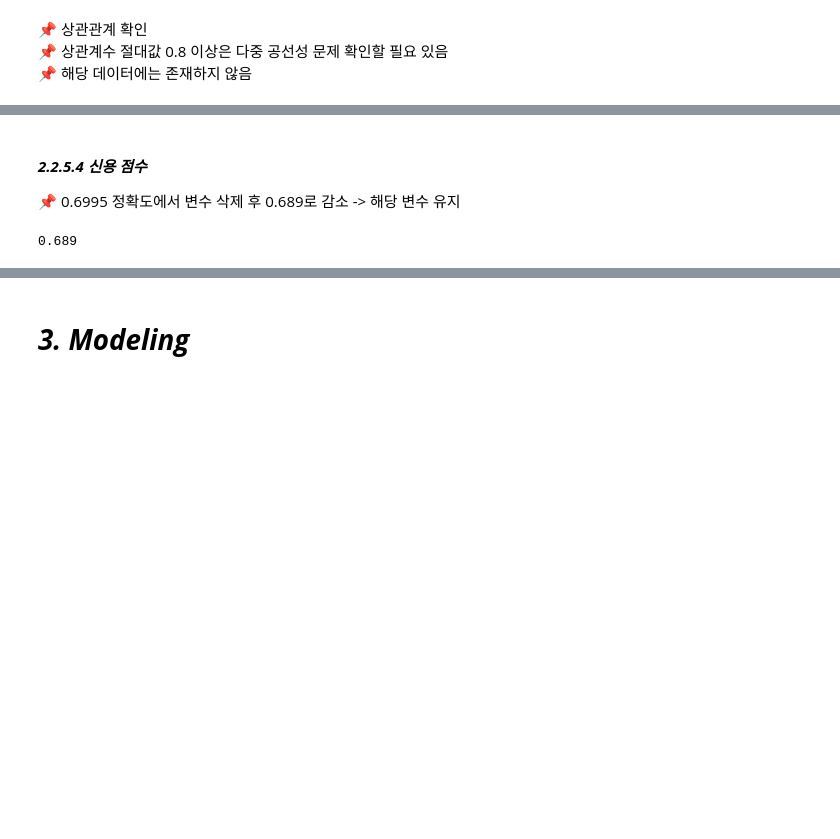
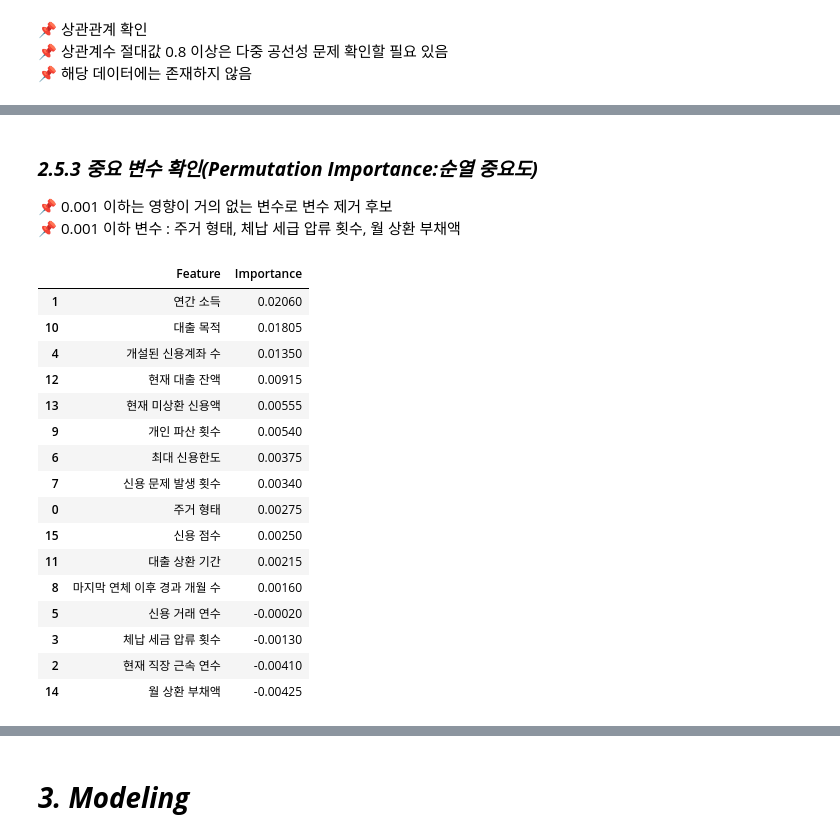
Before and after one commit to tntnu/default, a Jupyter notebook: [개인프로젝트연습]_채무불이행여부예측_2차.ipynb, the cells around one changed output, grey strips where cells are left out. Drawn from its saved outputs; the diff is of its cells as text; code cells hidden in the pictures; blank space fills up the shorter version.

```diff
--- a/[개인프로젝트연습]_채무불이행여부예측_2차.ipynb
+++ b/[개인프로젝트연습]_채무불이행여부예측_2차.ipynb
@@ -1509,29 +1355,29 @@ accuracy
-# %% [markdown]
-#### ***2.2.5.4 신용 점수***
-📌 0.6995 정확도에서 변수 삭제 후 0.689로 감소 -> 해당 변수 유지
-# %%
-# 신용 점수 변수 제거 모델
-
-feature = ['주거 형태', '연간 소득', '현재 직장 근속 연수', '체납 세금 압류 횟수', '신용 거래 연수', '최대 신용한도',
-       '신용 문제 발생 횟수', '마지막 연체 이후 경과 개월 수', '개인 파산 횟수', '대출 목적', '대출 상환 기간',
-       '현재 대출 잔액', '현재 미상환 신용액', '월 상환 부채액', '신용계좌수_그룹']
-
-X = train[feature]
-y = train['채무 불이행 여부']
-
-from sklearn.model_selection import train_test_split
-X_train, X_val, y_train, y_val = train_test_split(X, y, test_size = 0.2, random_state = 42)
-
-# 모델 불러오기
-from sklearn.ensemble import RandomForestClassifier
-model = RandomForestClassifier()
-
-model.fit(X_train, y_train)
-y_pred = model.predict(X_val)
-
-#정확도 평가
-from sklearn.metrics import accuracy_score
-accuracy = accuracy_score(y_val, y_pred)
-accuracy
-# %% [output]
-0.689
+# %% [markdown]
+### ***2.5.3 중요 변수 확인(Permutation Importance:순열 중요도)***
+📌 0.001 이하는 영향이 거의 없는 변수로 변수 제거 후보
+📌 0.001 이하 변수 : 주거 형태, 체납 세급 압류 횟수, 월 상환 부채액
+# %%
+from sklearn.inspection import permutation_importance
+
+result = permutation_importance(model, X_val, y_val, n_repeats = 10, random_state = 42)
+
+perm_importance_df = pd.DataFrame({'Feature' : X_val.columns, 'Importance' : result.importances_mean}).sort_values(by = 'Importance', ascending = False)
+perm_importance_df
+# %% [output]
+|  | Feature | Importance |
+| 1 | 연간 소득 | 0.02060 |
+| 10 | 대출 목적 | 0.01805 |
+| 4 | 개설된 신용계좌 수 | 0.01350 |
+| 12 | 현재 대출 잔액 | 0.00915 |
+| 13 | 현재 미상환 신용액 | 0.00555 |
+| 9 | 개인 파산 횟수 | 0.00540 |
+| 6 | 최대 신용한도 | 0.00375 |
+| 7 | 신용 문제 발생 횟수 | 0.00340 |
+| 0 | 주거 형태 | 0.00275 |
+| 15 | 신용 점수 | 0.00250 |
+| 11 | 대출 상환 기간 | 0.00215 |
+| 8 | 마지막 연체 이후 경과 개월 수 | 0.00160 |
+| 5 | 신용 거래 연수 | -0.00020 |
+| 3 | 체납 세금 압류 횟수 | -0.00130 |
+| 2 | 현재 직장 근속 연수 | -0.00410 |
+| 14 | 월 상환 부채액 | -0.00425 |
```
Also changed, not shown: parts of 74 cells of this notebook.
